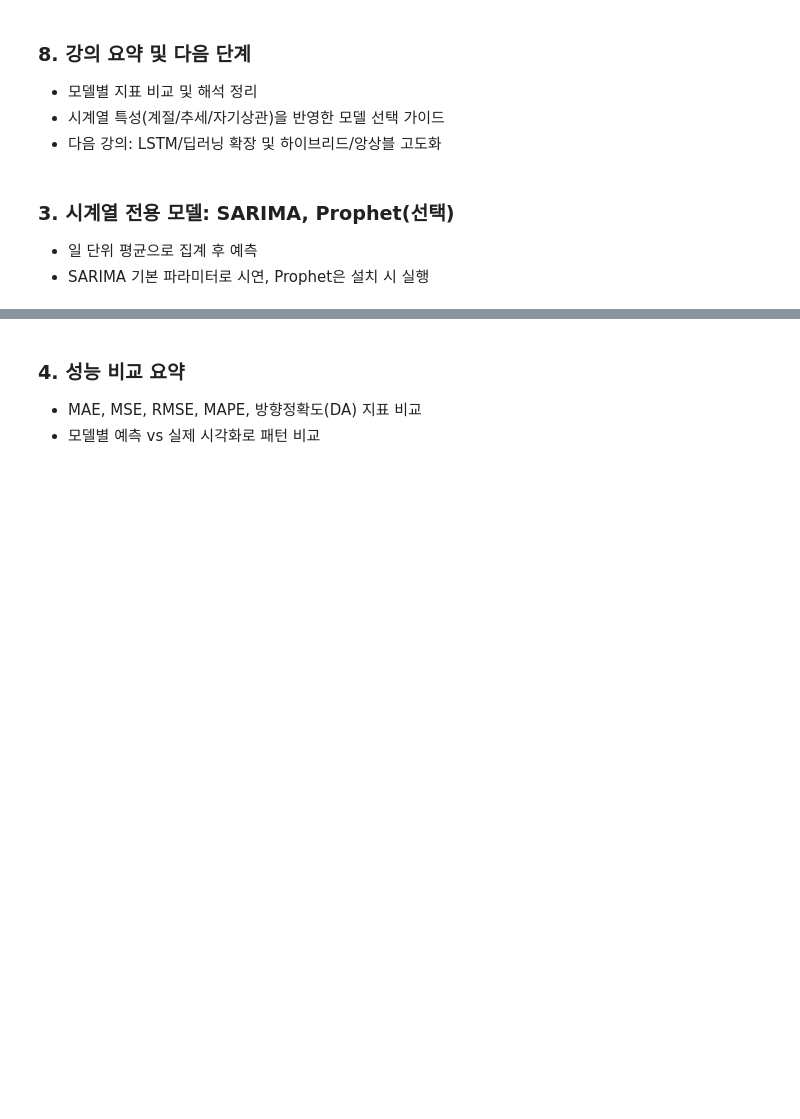
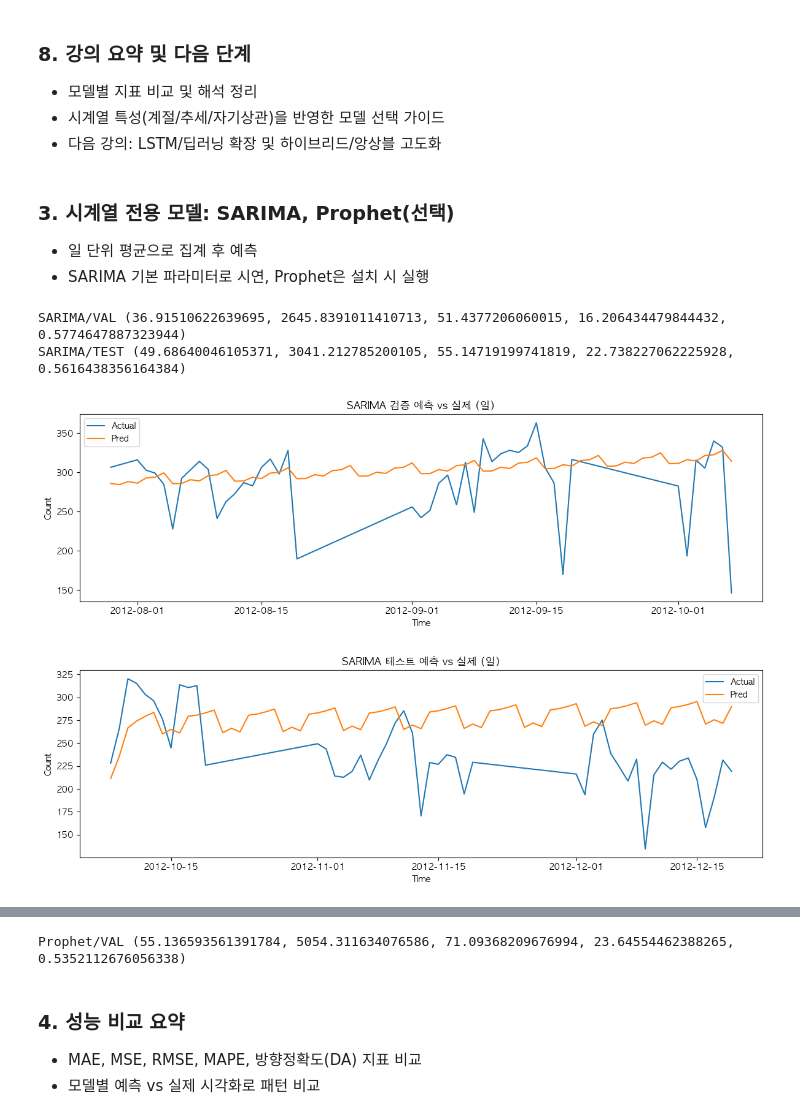
Before and after one commit to trouvlemaker/metacode-lecture, a Jupyter notebook: 2-3, 2-1. time_series_forecasting_classical_baselines.ipynb, the cells around one changed output, grey strips where cells are left out. Cells and saved outputs as stored; diff of their text form; code cells hidden in the pictures; blank space fills up the shorter version.

```diff
--- a/2-3, 2-1. time_series_forecasting_classical_baselines.ipynb
+++ b/2-3, 2-1. time_series_forecasting_classical_baselines.ipynb
@@ -229,30 +313,43 @@ plt.tight_layout(); plt.show()
 # %%
 def aggregate_daily(df: pd.DataFrame) -> pd.Series:
     return df.set_index('datetime')['count'].resample('D').mean()
 
 
 daily = aggregate_daily(df)
+daily = daily.asfreq('D').interpolate().ffill().bfill()
 N = len(daily)
 N_tr, N_va = int(N*0.8), int(N*0.1)
 daily_tr = daily.iloc[:N_tr]
 daily_va = daily.iloc[N_tr:N_tr+N_va]
 daily_te = daily.iloc[N_tr+N_va:]
 
 sar = SARIMAX(daily_tr, order=(1,1,1), seasonal_order=(1,1,1,7), enforce_stationarity=False, enforce_invertibility=False).fit(disp=False)
 va_fc = sar.forecast(steps=len(daily_va)).to_numpy()
-te_fc = SARIMAX(daily_tr.append(daily_va), order=(1,1,1), seasonal_order=(1,1,1,7), enforce_stationarity=False, enforce_invertibility=False).fit(disp=False).forecast(steps=len(daily_te)).to_numpy()
-
+combined = pd.concat([daily_tr, daily_va])
+#te_fc = SARIMAX(daily_tr.append(daily_va), order=(1,1,1), seasonal_order=(1,1,1,7), enforce_stationarity=False, enforce_invertibility=False).fit(disp=False).forecast(steps=len(daily_te)).to_numpy()
+te_fc = (
+    SARIMAX(combined, order=(1,1,1), seasonal_order=(1,1,1,7),
+            enforce_stationarity=False, enforce_invertibility=False)
+    .fit(disp=False)
+    .forecast(steps=len(daily_te))
+    .to_numpy()
+)
 print('SARIMA/VAL', compute_metrics(daily_va.to_numpy(), va_fc))
 print('SARIMA/TEST', compute_metrics(daily_te.to_numpy(), te_fc))
 plot_actual_vs_pred(daily_va.index, daily_va.to_numpy(), va_fc, 'SARIMA 검증 예측 vs 실제 (일)')
 plot_actual_vs_pred(daily_te.index, daily_te.to_numpy(), te_fc, 'SARIMA 테스트 예측 vs 실제 (일)')
 
 if _HAS_PROPHET:
     dprop = pd.DataFrame({'ds': daily_tr.index, 'y': daily_tr.values})
     m = Prophet(seasonality_mode='additive', weekly_seasonality=True, daily_seasonality=False, yearly_seasonality=False)
     m.fit(dprop)
     future = pd.DataFrame({'ds': pd.date_range(start=daily_tr.index[-1] + pd.Timedelta(days=1), periods=len(daily_va), freq='D')})
     yhat_val = m.predict(future)['yhat'].to_numpy()
     print('Prophet/VAL', compute_metrics(daily_va.to_numpy(), yhat_val))
 else:
     print('Prophet 미설치: 건너뜀')
+# %% [output]
+SARIMA/VAL (36.91510622639695, 2645.8391011410713, 51.4377206060015, 16.206434479844432, 0.5774647887323944)
+SARIMA/TEST (49.68640046105371, 3041.212785200105, 55.14719199741819, 22.738227062225928, 0.5616438356164384)
+[figure, added]
+[figure, added]
@@ -259,3 +358,4 @@ else:
+Prophet/VAL (55.136593561391784, 5054.311634076586, 71.09368209676994, 23.64554462388265, 0.5352112676056338)
 # %% [markdown]
 ### 4. 성능 비교 요약
 - MAE, MSE, RMSE, MAPE, 방향정확도(DA) 지표 비교
```
Also changed, not shown: parts of 9 cells of this notebook, 7 other files.
